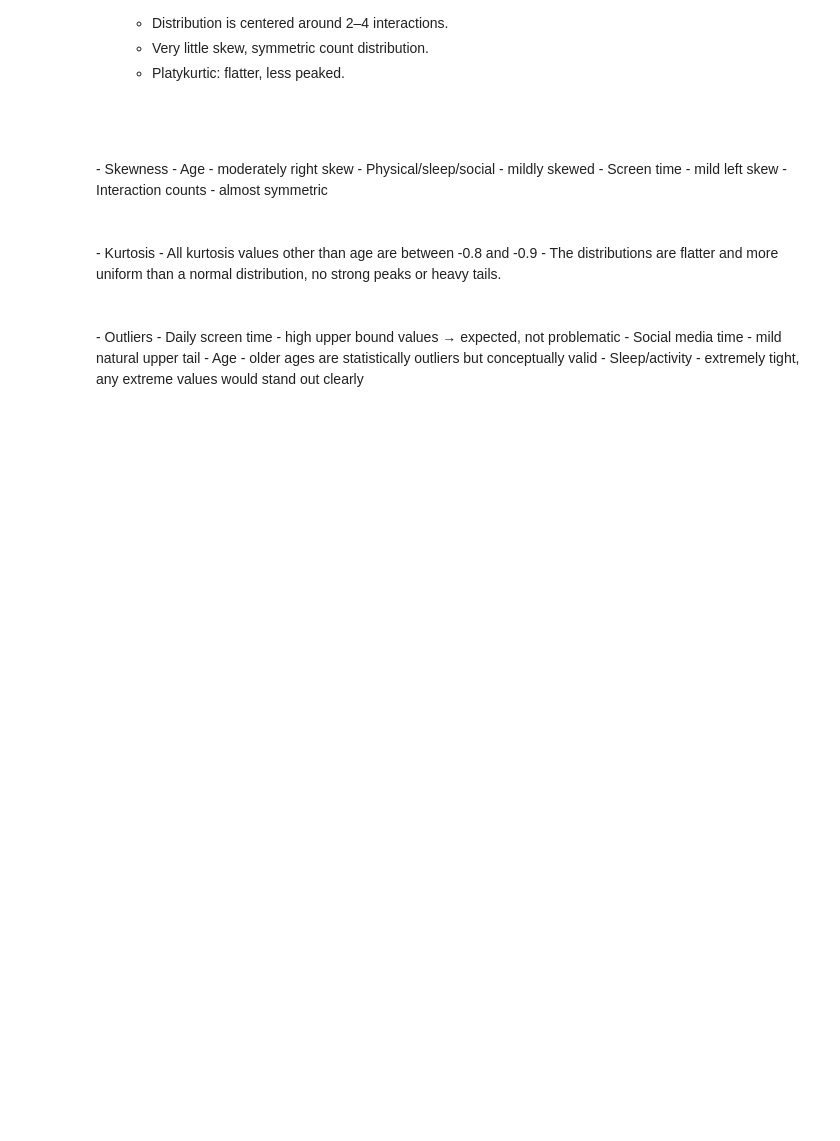
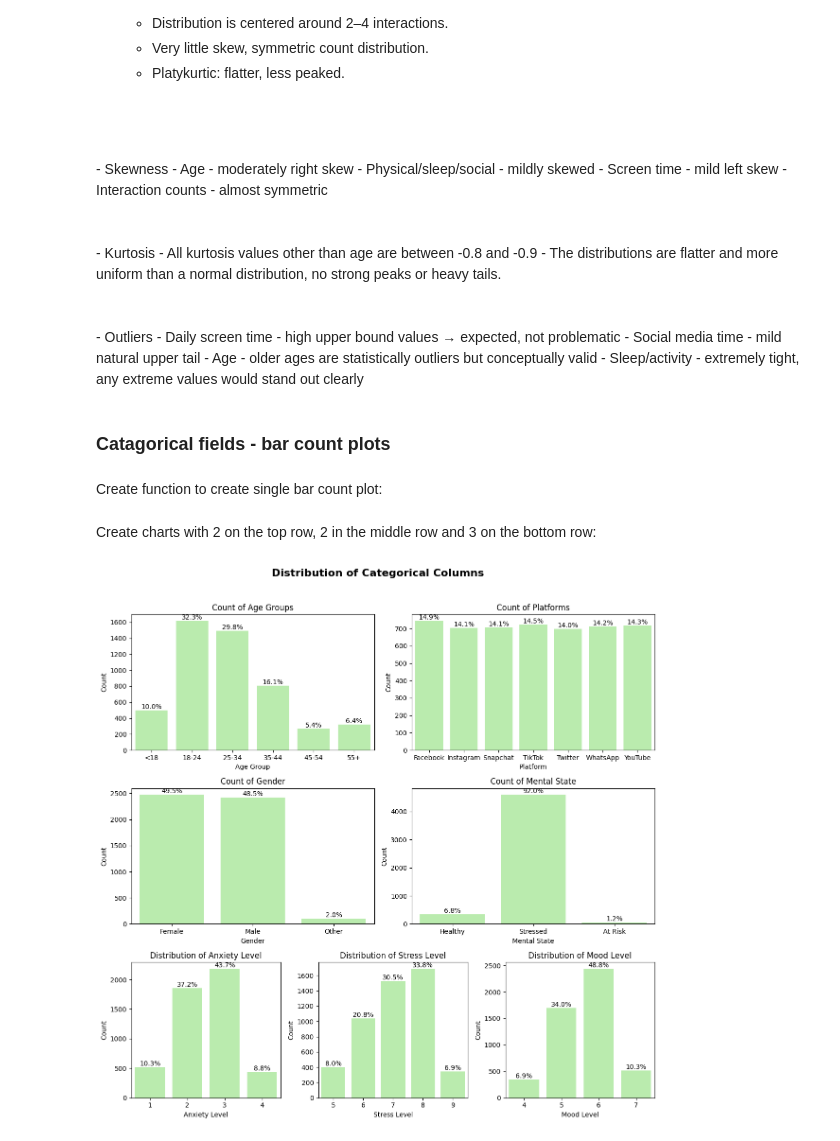
Before and after one commit to petedanielsmith/social-media-effect-on-mental-health, a Jupyter notebook: jupyter_notebooks/01_dataload_clean_and_look_at_distributions.ipynb, the cells around one changed output. Saved outputs shown, nothing was run; the diff lists cells and outputs as text; code cells hidden in the pictures; blank space fills up the shorter version.

Commit message:
Add category bar counts to NB01 (#16)

```diff
--- a/jupyter_notebooks/01_dataload_clean_and_look_at_distributions.ipynb
+++ b/jupyter_notebooks/01_dataload_clean_and_look_at_distributions.ipynb
@@ -574,3 +575,7 @@ df[["age", "daily_screen_time_min", "social_media_time_min", "sleep_hours", "phy
   - Social media time - mild natural upper tail
   - Age - older ages are statistically outliers but conceptually valid
   - Sleep/activity - extremely tight, any extreme values would stand out clearly
+# %% [markdown]
+### Catagorical fields - bar count plots
+# %% [markdown]
+Create function to create single bar count plot:
@@ -576,0 +619,39 @@ df[["age", "daily_screen_time_min", "social_media_time_min", "sleep_hours", "phy
+# %% [markdown]
+Create charts with 2 on the top row, 2 in the middle row and 3 on the bottom row:
+# %%
+fig = plt.figure(figsize=(12, 12))
+gs = gridspec.GridSpec(3, 6, figure=fig)
+
+# Top row 2 charts
+ax00 = fig.add_subplot(gs[0, 0:3])
+ax01 = fig.add_subplot(gs[0, 3:6])
+
+# Middle row 2 charts
+ax10 = fig.add_subplot(gs[1, 0:3])
+ax11 = fig.add_subplot(gs[1, 3:6])
+
+# Bottom row 3 charts
+ax20 = fig.add_subplot(gs[2, 0:2])
+ax21 = fig.add_subplot(gs[2, 2:4])
+ax22 = fig.add_subplot(gs[2, 4:6])
+
+# Add charts
+plot_bar_count(ax00, df, 'age_group', 'Count of Age Groups', df['age_group'].cat.categories)
+plot_bar_count(ax01, df, 'platform', 'Count of Platforms', df['platform'].cat.categories)
+plot_bar_count(ax10, df, 'gender', 'Count of Gender', df['gender'].cat.categories)
+plot_bar_count(ax11, df, 'mental_state', 'Count of Mental State', df['mental_state'].cat.categories)
+plot_bar_count(ax20, df, 'anxiety_level', 'Distribution of Anxiety Level', order=range(1, 5))
+plot_bar_count(ax21, df, 'stress_level', 'Distribution of Stress Level', order=range(5, 10))
+plot_bar_count(ax22, df, 'mood_level', 'Distribution of Mood Level', order=range(4, 8))
+
+# Add overall title
+fig.suptitle('Distribution of Categorical Columns', fontsize=16, fontweight='bold')
+
+# Adjust spacing for suptitle
+plt.tight_layout(rect=[0, 0, 1, 0.96])
+
+# Save figure and show
+plt.savefig('../charts/distribution_of_categorical_columns_count_plots.png')
+plt.show()
+# %% [output]
+[figure, added]
```
Also changed, not shown: parts of 3 cells of this notebook, 1 other file.
